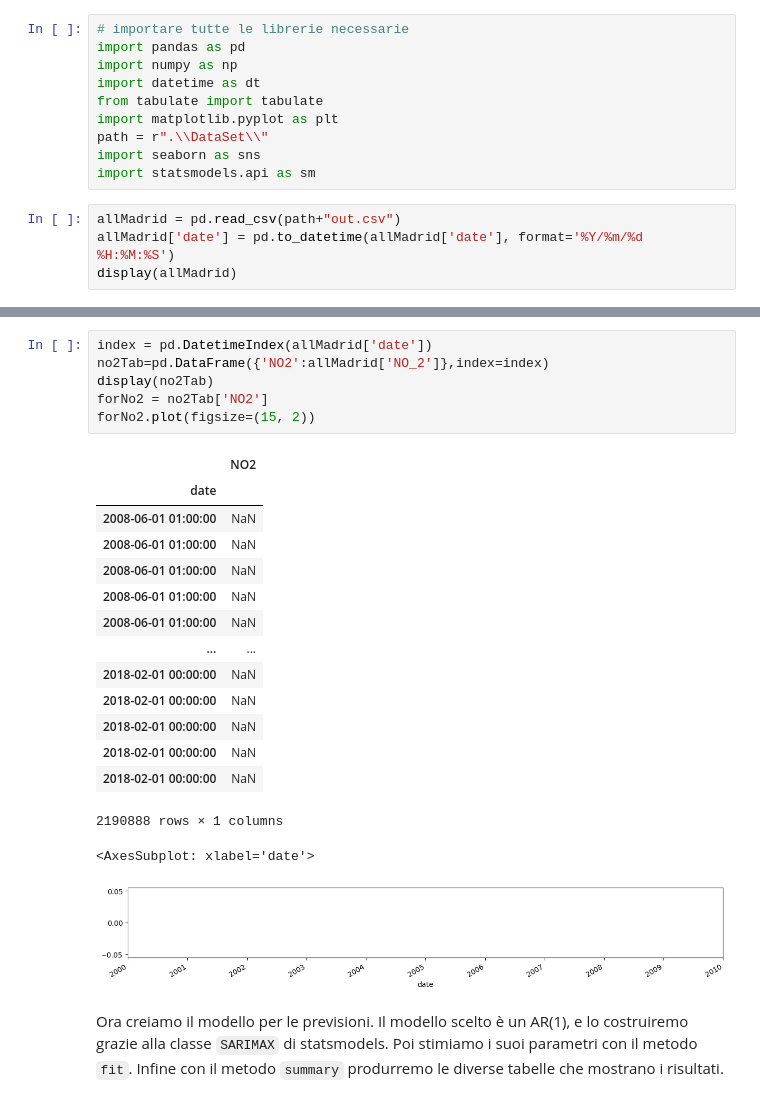
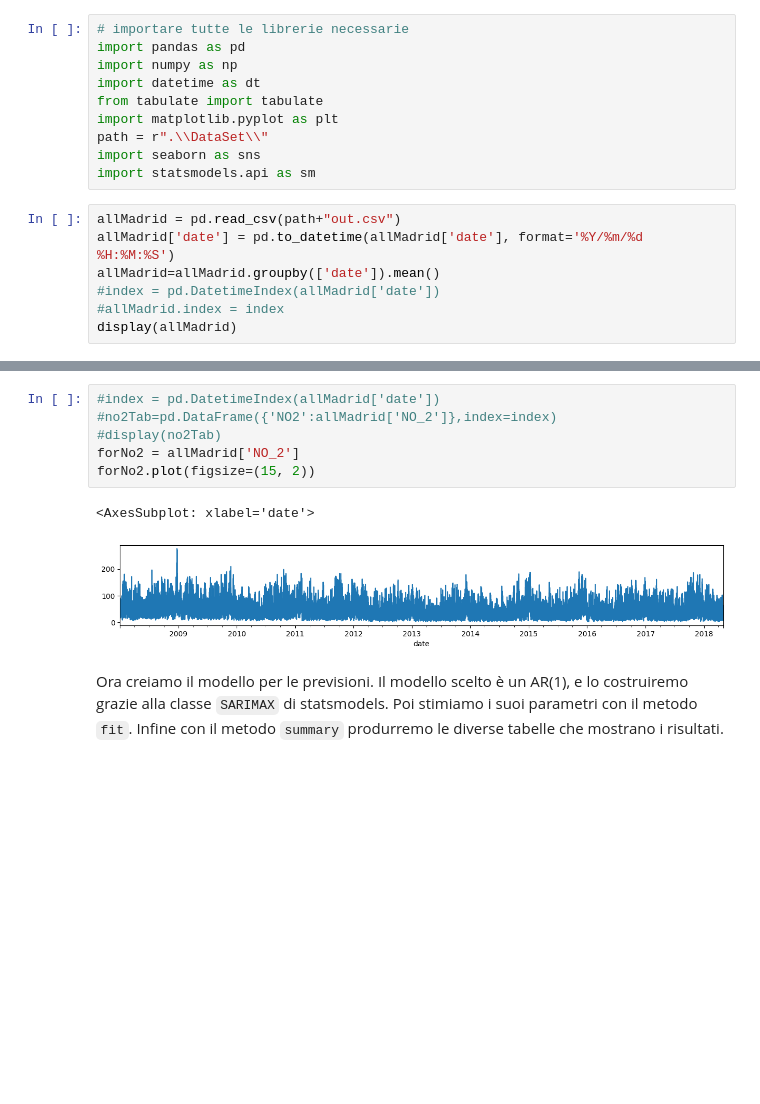
Before and after one commit to ChiaraAmalia/DataScience2Project, a Jupyter notebook: forecasting.ipynb, the cells around one changed output, grey strips where cells are left out. Saved outputs shown, nothing was run; the diff lists cells and outputs as text; blank space fills up the shorter version.

Commit message:
risolto problema indici date

```diff
--- a/forecasting.ipynb
+++ b/forecasting.ipynb
@@ -11,5 +11,8 @@ import statsmodels.api as sm
 # %%
 allMadrid = pd.read_csv(path+"out.csv")
 allMadrid['date'] = pd.to_datetime(allMadrid['date'], format='%Y/%m/%d %H:%M:%S')
+allMadrid=allMadrid.groupby(['date']).mean()
+#index = pd.DatetimeIndex(allMadrid['date'])
+#allMadrid.index = index
 display(allMadrid)
 # %% [output]
@@ -59,26 +33,12 @@ Name: date, Length: 2190888, dtype: datetime64[ns]
 # %%
-index = pd.DatetimeIndex(allMadrid['date'])
-no2Tab=pd.DataFrame({'NO2':allMadrid['NO_2']},index=index)
-display(no2Tab)
-forNo2 = no2Tab['NO2']
+#index = pd.DatetimeIndex(allMadrid['date'])
+#no2Tab=pd.DataFrame({'NO2':allMadrid['NO_2']},index=index)
+#display(no2Tab)
+forNo2 = allMadrid['NO_2']
 forNo2.plot(figsize=(15, 2))
 # %% [output]
-|  | NO2 |
-| date |  |
-| 2008-06-01 01:00:00 | NaN |
-| 2008-06-01 01:00:00 | NaN |
-| 2008-06-01 01:00:00 | NaN |
-| 2008-06-01 01:00:00 | NaN |
-| 2008-06-01 01:00:00 | NaN |
-| ... | ... |
-| 2018-02-01 00:00:00 | NaN |
-| 2018-02-01 00:00:00 | NaN |
-| 2018-02-01 00:00:00 | NaN |
-| 2018-02-01 00:00:00 | NaN |
-| 2018-02-01 00:00:00 | NaN |
-2190888 rows × 1 columns
+<AxesSubplot: xlabel='date'>
-<AxesSubplot: xlabel='date'>
-[figure, old version]
+[figure, new version]
 # %% [markdown]
 Ora creiamo il modello per le previsioni.
 Il modello scelto è un AR(1), e lo costruiremo grazie alla classe `SARIMAX` di statsmodels.
```
Also changed, not shown: parts of 3 cells of this notebook.
